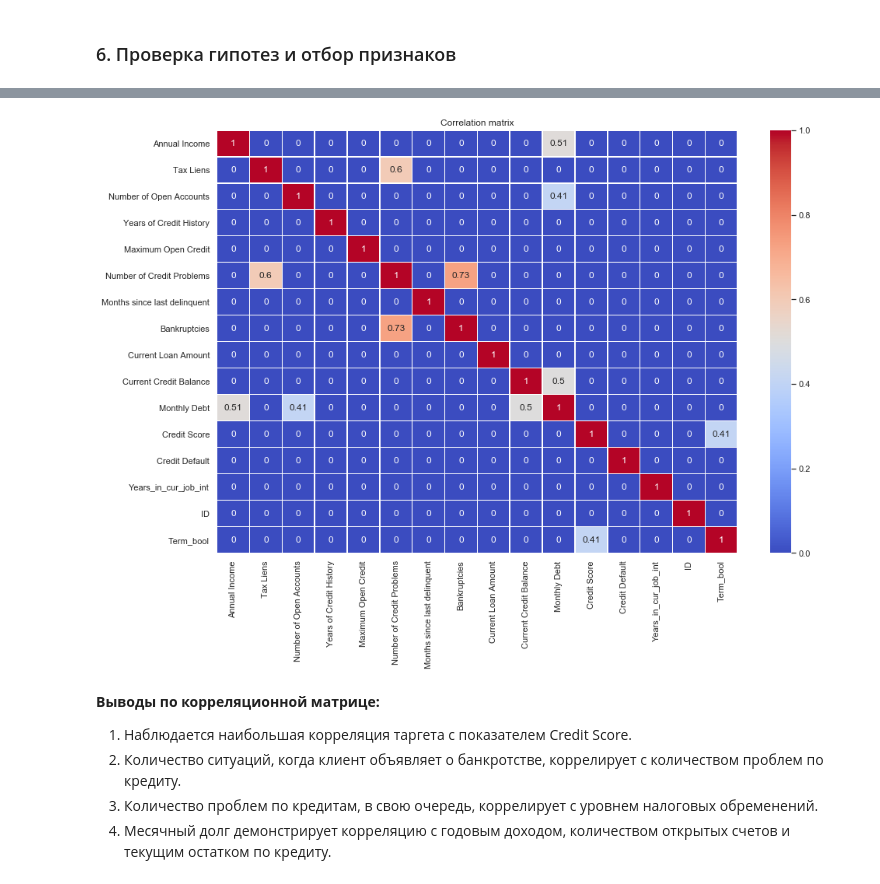
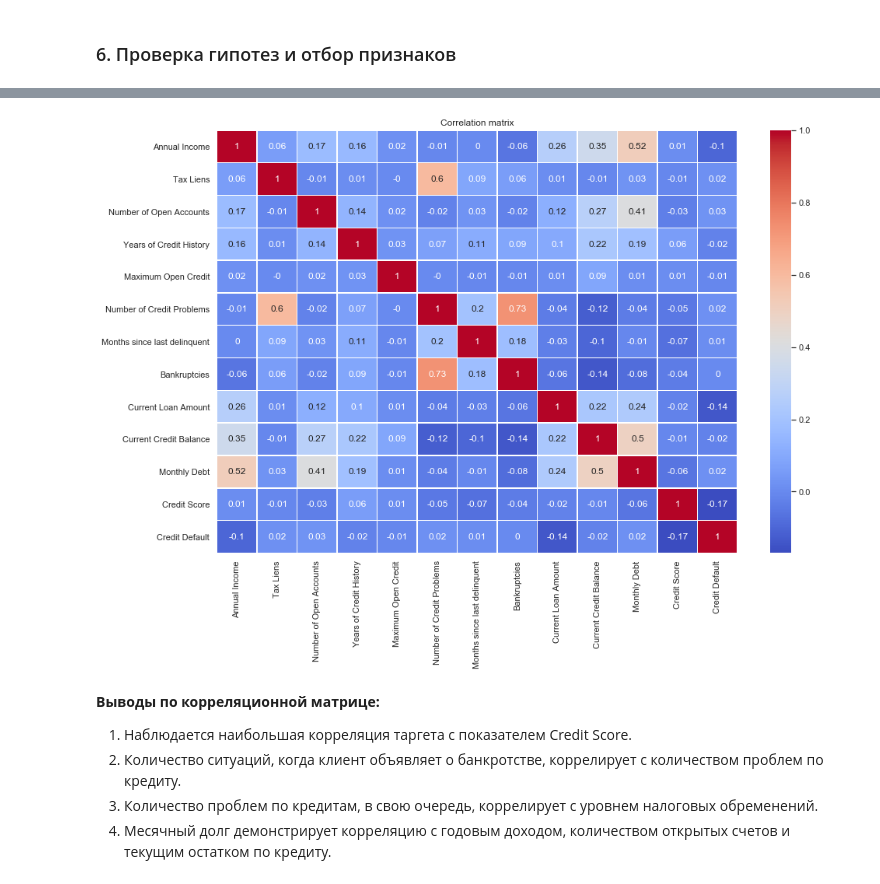
Before and after one commit to asplv/python_for_DS, a Jupyter notebook: CreditScore/APlavina_solution.ipynb, the cells around one changed output, grey strips where cells are left out. Drawn from its saved outputs; the diff is of its cells as text; code cells hidden in the pictures.

```diff
--- a/CreditScore/APlavina_solution.ipynb
+++ b/CreditScore/APlavina_solution.ipynb
@@ -304,15 +263,0 @@ df['Credit Score'].fillna(df['Credit Score'].mode()[0], inplace=True)
-# %%
-# для клиентов, у которых не было проблем по кредиту, заполняем на -1 пропуски в графе кол-во месяцев с просрочки
-# последнего платежа, заполняем пропуски в Bankruptcies нулями, если не было проблем по кредиту
-
-df.loc[(df['Number of Credit Problems'] == 0) & (df['Months since last delinquent'].isna()), 'Months since last delinquent'] = -1
-df.loc[(df['Number of Credit Problems'] == 0) & (df['Bankruptcies'].isna()), 'Bankruptcies'] = 0
-# %%
-# остальные пропуски заполняем модой
-
-df['Bankruptcies'].fillna(df['Bankruptcies'].mode()[0], inplace=True)
-df['Months since last delinquent'].fillna(df['Months since last delinquent'].mode()[0], inplace=True)
-# %%
-# обрабатываем выбросы в Credit Score
-
-df.loc[df['Credit Score'] > 850, 'Credit Score'] = df.loc[df['Credit Score'] > 850, 'Credit Score']/10
@@ -319,2 +310,9 @@ df.loc[df['Credit Score'] > 850, 'Credit Score'] = df.loc[df['Credit Score'] > 8
+# %%
+# преобразовываем исходный датасет для проверки гипотез
+imputer = FeatureImputer()
+
+imputer.fit(df)
+
+df = imputer.transform(df)
 # %% [markdown]
 ### 6. Проверка гипотез и отбор признаков
@@ -332,18 +332,16 @@ plt.show()
 # %%
 plt.figure(figsize = (15,10))
 sns.set(font_scale=1)
 
 
 corr_matrix = df.corr()
 corr_matrix = np.round(corr_matrix, 2)
-corr_matrix[np.abs(corr_matrix) < 0.4] = 0
-
 sns.heatmap(corr_matrix, annot=True, linewidths=.5, cmap='coolwarm')
 
 plt.title('Correlation matrix')
 plt.show()
 # %% [output]
-[figure, old version]
+[figure, new version]
 # %% [markdown]
 **Выводы по корреляционной матрице:**
 
```
Also changed, not shown: parts of 79 cells of this notebook.
